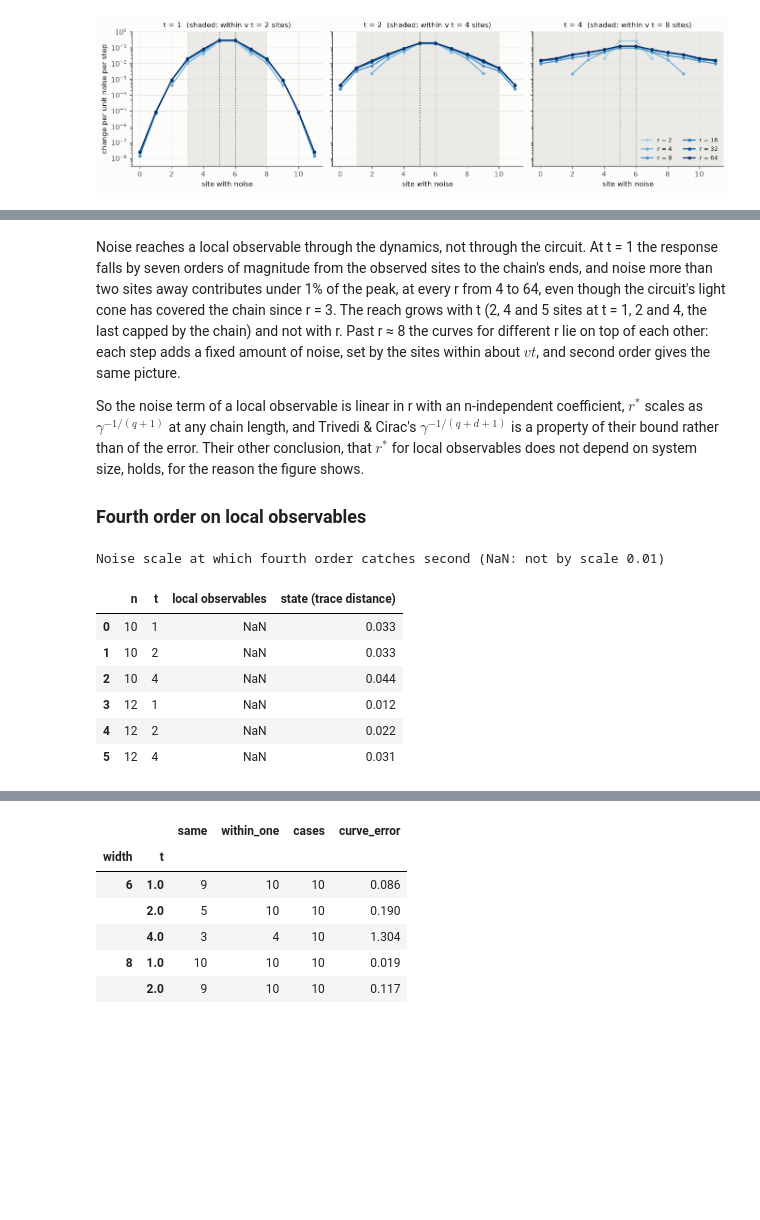
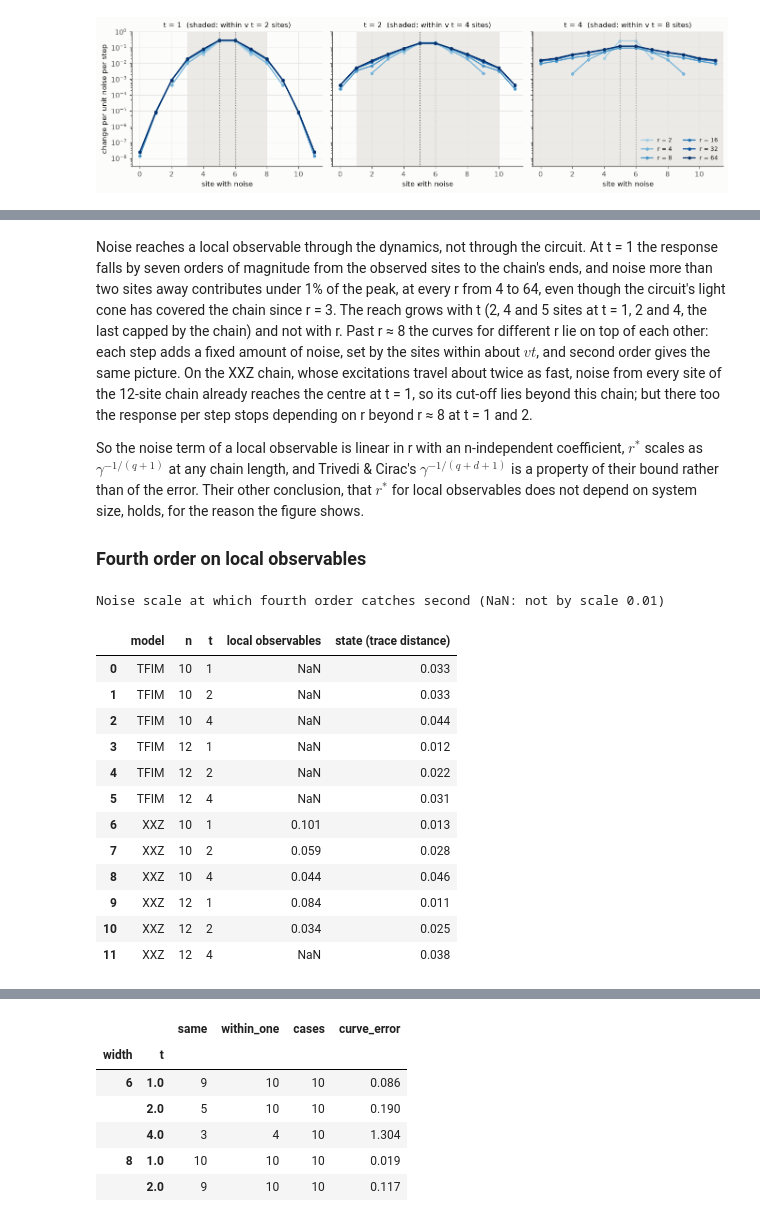
Before and after one commit to jayhsu0627/qtrotter, a Jupyter notebook: notebooks/trotter_under_noise.ipynb, the cells around one changed output, grey strips where cells are left out. Cells and saved outputs as stored; diff of their text form; code cells hidden in the pictures; blank space fills up the shorter version.

```diff
--- a/notebooks/trotter_under_noise.ipynb
+++ b/notebooks/trotter_under_noise.ipynb
@@ -853,16 +874,24 @@ the chain length once the chain is longer than the light cone. At t = 1 and 2 it
 within a grid step. At t = 4 the light cone (about 8 sites each way at the TFIM's maximal velocity v = 2) is longer
 than these chains, and r\* still drifts with n.
 # %%
-tro_l = lerr[lerr.source == "trotter"]
-rows = []
-for (n, t, order), g in lopt[lopt.order <= 2].groupby(["n", "t", "order"]):
-    h = tro_l[(tro_l.n == n) & (tro_l.t == t) & (tro_l.order == order)].sort_values("r")
-    h = h[(h.r >= g.r_local.min()) & (h.r <= g.r_local.max())]  # the range r* moves over
-    q = -np.polyfit(np.log(h.r), np.log(h.rms), 1)[0]
-    rows.append({"n": n, "t": t, "order": order, "q": q,
-                 "measured": np.polyfit(np.log(g.noise_scale), np.log(g.r_local_fine), 1)[0],
-                 "-1/(q+1)": -1 / (q + 1), "-1/(q+2) (Trivedi & Cirac, d = 1)": -1 / (q + 2)})
-expo = pd.DataFrame(rows)
+def exponent_table(err, opt):
+    tro = err[err.source == "trotter"]
+    rows = []
+    for (n, t, order), g in opt[opt.order <= 2].groupby(["n", "t", "order"]):
+        h = tro[(tro.n == n) & (tro.t == t) & (tro.order == order)].sort_values("r")
+        h = h[(h.r >= g.r_local.min()) & (h.r <= g.r_local.max())]  # the range r* moves over
+        q = -np.polyfit(np.log(h.r), np.log(h.rms), 1)[0]
+        rows.append({"n": n, "t": t, "order": order, "q": q,
+                     "measured": np.polyfit(np.log(g.noise_scale), np.log(g.r_local_fine), 1)[0],
+                     "-1/(q+1)": -1 / (q + 1), "-1/(q+2) (Trivedi & Cirac, d = 1)": -1 / (q + 2)})
+    return pd.DataFrame(rows)
+
+
+expo = pd.concat([exponent_table(lerr, lopt).assign(model="TFIM"),
+                  exponent_table(xerr, xopt).assign(model="XXZ")], ignore_index=True)
+nearer = ((expo.measured - expo["-1/(q+1)"]).abs()
+          < (expo.measured - expo["-1/(q+2) (Trivedi & Cirac, d = 1)"]).abs())
+print("fits nearer -1/(q+1) than -1/(q+2):", nearer.groupby([expo.model, expo.order]).agg(["sum", "size"]).to_dict("index"))
 print("Exponent of local r* in the noise scale, median over n = 6-12; q: exponent of the noiseless local error")
-expo.groupby(["order", "t"]).median().drop(columns="n").round(2)
+expo.groupby(["model", "order", "t"]).median(numeric_only=True).drop(columns="n").round(2)
 # %% [output]
@@ -939,7 +1002,9 @@ orders of magnitude from the observed sites to the chain's ends, and noise more
 1% of the peak, at every r from 4 to 64, even though the circuit's light cone has covered the chain since r = 3. The
 reach grows with t (2, 4 and 5 sites at t = 1, 2 and 4, the last capped by the chain) and not with r. Past
 r ≈ 8 the curves for different r lie on top of each other: each step adds a fixed amount of noise, set by the sites
-within about $vt$, and second order gives the same picture.
+within about $vt$, and second order gives the same picture. On the XXZ chain, whose excitations travel about twice as
+fast, noise from every site of the 12-site chain already reaches the centre at t = 1, so its cut-off lies beyond this
+chain; but there too the response per step stops depending on r beyond r ≈ 8 at t = 1 and 2.
 
 So the noise term of a local observable is linear in r with an n-independent coefficient, $r^*$ scales as
 $\gamma^{-1/(q+1)}$ at any chain length, and Trivedi & Cirac's $\gamma^{-1/(q+d+1)}$ is a property of their bound
@@ -950,21 +1015,27 @@ holds, for the reason the figure shows.
 # %%
 def crossover_local(g, metric):
     tab = g.pivot_table(index="noise_scale", columns="order", values=metric).sort_index(ascending=False)
     return crossover(tab)
 
 
-rows = [{"n": n, "t": t, "local observables": crossover_local(g, "err_local"),
+rows = [{"model": model, "n": n, "t": t, "local observables": crossover_local(g, "err_local"),
          "state (trace distance)": crossover_local(g, "err_state")}
-        for (n, t), g in lopt[lopt.n >= 10].groupby(["n", "t"])]
+        for model, opt in (("TFIM", lopt), ("XXZ", xopt)) for (n, t), g in opt[opt.n >= 10].groupby(["n", "t"])]
 print("Noise scale at which fourth order catches second (NaN: not by scale 0.01)")
 pd.DataFrame(rows).round(3)
 # %% [output]
 Noise scale at which fourth order catches second (NaN: not by scale 0.01)
-|  | n | t | local observables | state (trace distance) |
-| 0 | 10 | 1 | NaN | 0.033 |
-| 1 | 10 | 2 | NaN | 0.033 |
-| 2 | 10 | 4 | NaN | 0.044 |
-| 3 | 12 | 1 | NaN | 0.012 |
-| 4 | 12 | 2 | NaN | 0.022 |
-| 5 | 12 | 4 | NaN | 0.031 |
+|  | model | n | t | local observables | state (trace distance) |
+| 0 | TFIM | 10 | 1 | NaN | 0.033 |
+| 1 | TFIM | 10 | 2 | NaN | 0.033 |
+| 2 | TFIM | 10 | 4 | NaN | 0.044 |
+| 3 | TFIM | 12 | 1 | NaN | 0.012 |
+| 4 | TFIM | 12 | 2 | NaN | 0.022 |
+| 5 | TFIM | 12 | 4 | NaN | 0.031 |
+| 6 | XXZ | 10 | 1 | 0.101 | 0.013 |
+| 7 | XXZ | 10 | 2 | 0.059 | 0.028 |
+| 8 | XXZ | 10 | 4 | 0.044 | 0.046 |
+| 9 | XXZ | 12 | 1 | 0.084 | 0.011 |
+| 10 | XXZ | 12 | 2 | 0.034 | 0.025 |
+| 11 | XXZ | 12 | 4 | NaN | 0.038 |
 # %% [markdown]
```
Also changed, not shown: parts of 14 cells of this notebook, 7 other files.
